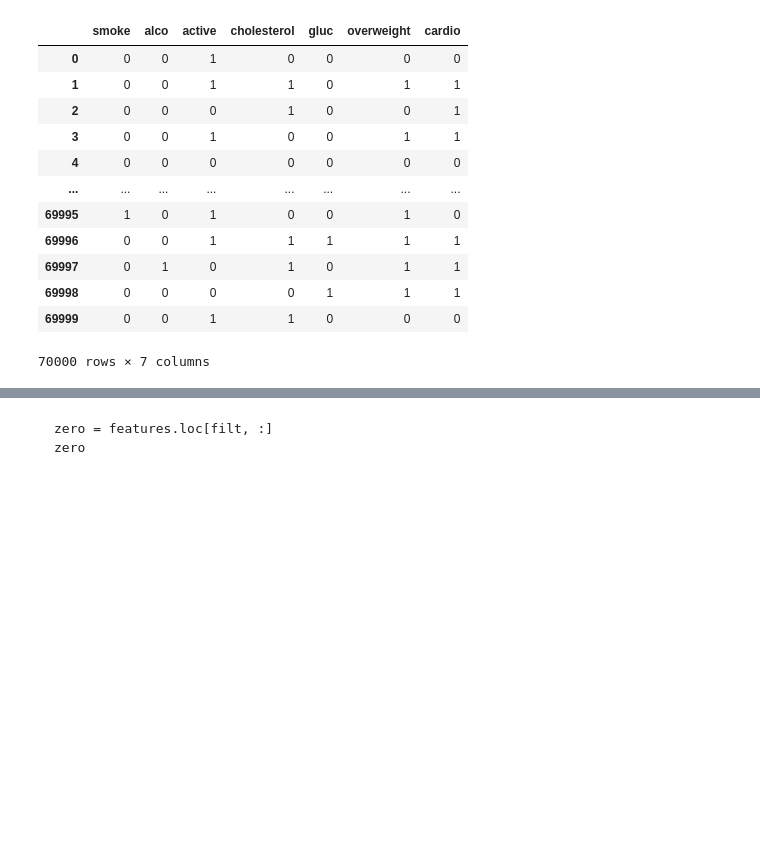
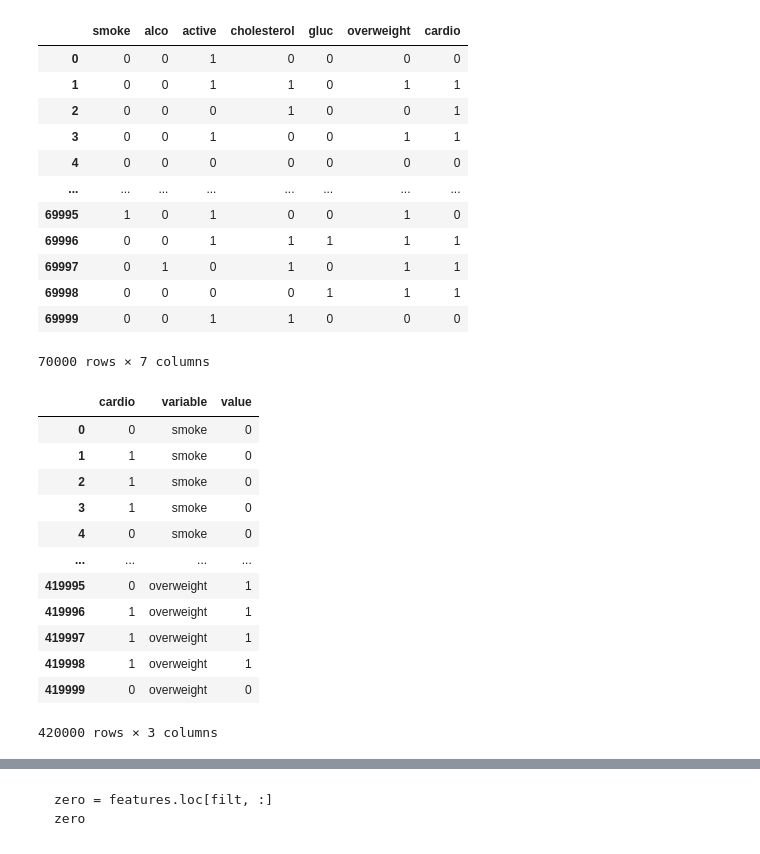
Before and after one commit to Hector-N/FCC-Data-Analysis-with-Python-Certification, a Jupyter notebook: medical_data_visualizer/MDV.ipynb, the cells around one changed output, grey strips where cells are left out. Saved outputs shown, nothing was run; the diff lists cells and outputs as text; code cells hidden in the pictures; blank space fills up the shorter version.

```diff
--- a/medical_data_visualizer/MDV.ipynb
+++ b/medical_data_visualizer/MDV.ipynb
@@ -10,2 +26,16 @@ df = pd.read_csv('medical_examination.csv')
 # %%
-# Add 'overweight' column
+# Add 'bmi' and 'overweight' columns
+
+bmi = medical['weight'] / (medical['height'] / 100) ** 2
+
+medical['bmi'] = bmi.round(2)
+
+overweight_true_filter = bmi > 25
+
+overweight_false_filter = bmi <= 25
+
+medical['overweight'] = None
+
+medical.loc[overweight_true_filter, 'overweight'] = 1
+
+medical.loc[overweight_false_filter, 'overweight'] = 0
@@ -83,3 +103,20 @@ features
 | 69998 | 0 | 0 | 0 | 0 | 1 | 1 | 1 |
 | 69999 | 0 | 0 | 1 | 1 | 0 | 0 | 0 |
 70000 rows × 7 columns
+# %%
+melted = pd.melt(features, id_vars='cardio')
+melted
+# %% [output]
+|  | cardio | variable | value |
+| 0 | 0 | smoke | 0 |
+| 1 | 1 | smoke | 0 |
+| 2 | 1 | smoke | 0 |
+| 3 | 1 | smoke | 0 |
+| 4 | 0 | smoke | 0 |
+| ... | ... | ... | ... |
+| 419995 | 0 | overweight | 1 |
+| 419996 | 1 | overweight | 1 |
+| 419997 | 1 | overweight | 1 |
+| 419998 | 1 | overweight | 1 |
+| 419999 | 0 | overweight | 0 |
+420000 rows × 3 columns
```
Also changed, not shown: parts of 34 cells of this notebook.
